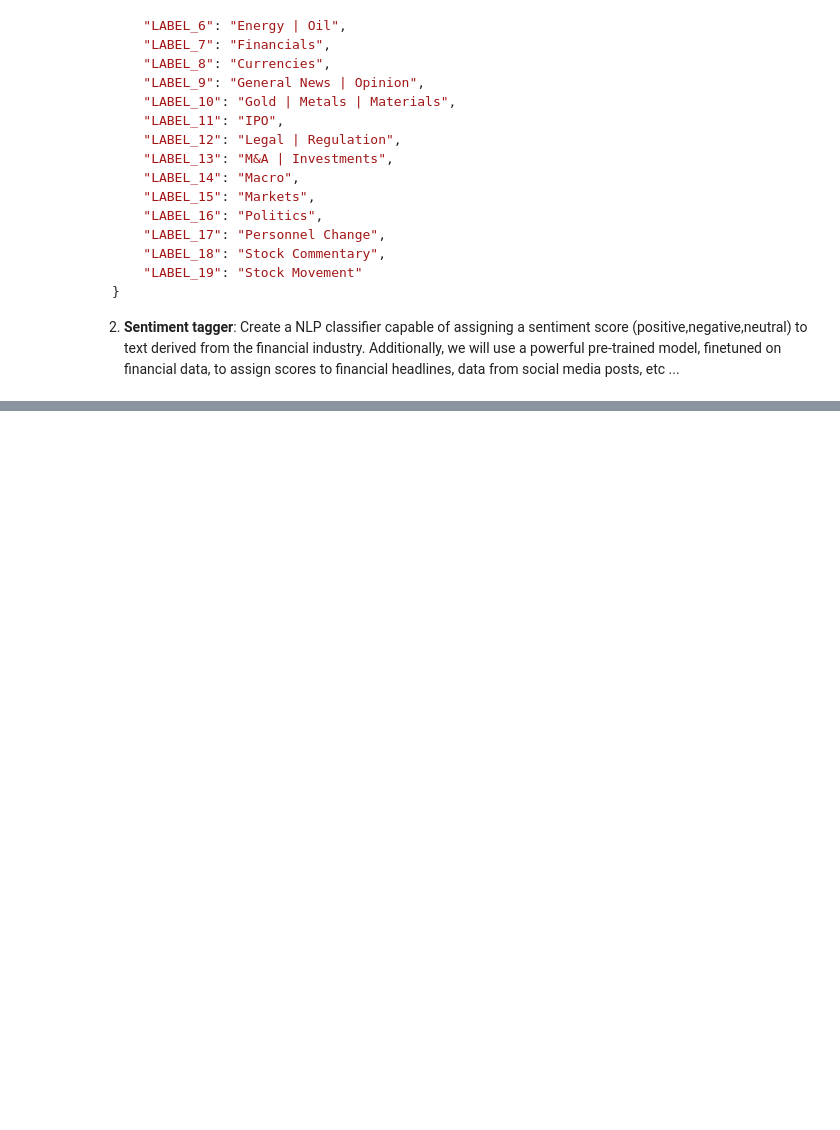
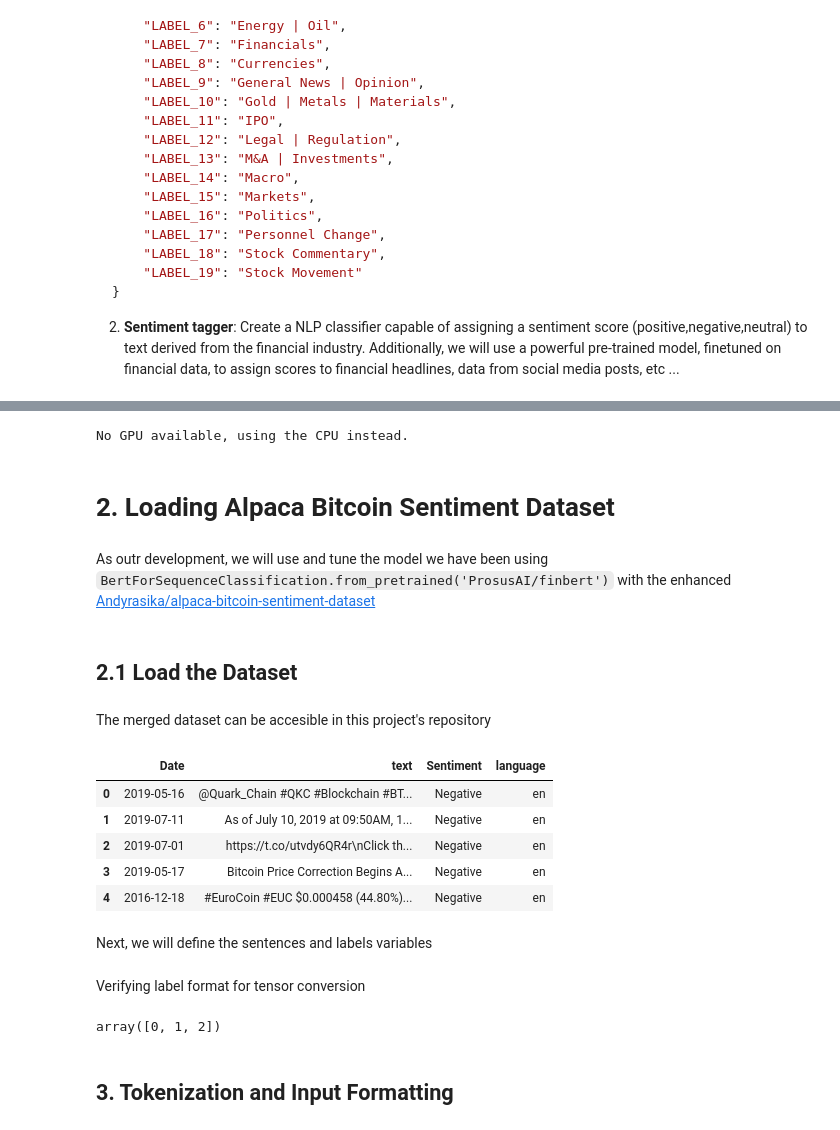
Before and after one commit to pablo-git8/FinSentNewsNLP, a Jupyter notebook: notebooks/Assignment-04-Financial news analysis with NLP.ipynb, the cells around one changed output, grey strips where cells are left out. Cells and saved outputs as stored; diff of their text form; code cells hidden in the pictures; blank space fills up the shorter version.

Commit message:
Adding the Sentiment LLM

```diff
--- a/notebooks/Assignment-04-Financial news analysis with NLP.ipynb
+++ b/notebooks/Assignment-04-Financial news analysis with NLP.ipynb
@@ -154,0 +671,43 @@ Extra: You could explore or quantify correlations with the market for a list of
+# %%
+# If there's a GPU available...
+if torch.cuda.is_available():
+
+    # Tell PyTorch to use the GPU.
+    device = torch.device("cuda")
+
+    print('There are %d GPU(s) available.' % torch.cuda.device_count())
+
+    print('We will use the GPU:', torch.cuda.get_device_name(0))
+
+# If not...
+else:
+    print('No GPU available, using the CPU instead.')
+    device = torch.device("cpu")
+# %% [output]
+No GPU available, using the CPU instead.
+# %% [markdown]
+# 2. Loading Alpaca Bitcoin Sentiment Dataset
+# %% [markdown]
+As outr development, we will use and tune the model we have been using `BertForSequenceClassification.from_pretrained('ProsusAI/finbert')` with the enhanced [Andyrasika/alpaca-bitcoin-sentiment-dataset](https://huggingface.co/datasets/Andyrasika/alpaca-bitcoin-sentiment-dataset/viewer/default/train?f[output][value]=%27Neutral%27)
+# %% [markdown]
+## 2.1 Load the Dataset
+# %% [markdown]
+The merged dataset can be accesible in this project's repository
+# %%
+# Merged CSV file URL
+csv_url = "https://raw.githubusercontent.com/pablo-git8/FinSentNewsNLP/main/data/raw/merged-bitcoin-sentiment.csv"
+
+# Load the CSV file into a DataFrame
+df = pd.read_csv(csv_url)
+
+# Display the first few rows of the DataFrame
+df.head()
+# %% [output]
+|  | Date | text | Sentiment | language |
+| 0 | 2019-05-16 | @Quark_Chain #QKC #Blockchain #BT... | Negative | en |
+| 1 | 2019-07-11 | As of July 10, 2019 at 09:50AM, 1... | Negative | en |
+| 2 | 2019-07-01 | https://t.co/utvdy6QR4r\nClick th... | Negative | en |
+| 3 | 2019-05-17 | Bitcoin Price Correction Begins A... | Negative | en |
+| 4 | 2016-12-18 | #EuroCoin #EUC $0.000458 (44.80%)... | Negative | en |
+# %% [markdown]
+Next, we will define the sentences and labels variables
@@ -154,0 +721,8 @@ Extra: You could explore or quantify correlations with the market for a list of
+# %% [markdown]
+Verifying label format for tensor conversion
+# %%
+np.unique(labels)
+# %% [output]
+array([0, 1, 2])
+# %% [markdown]
+## 3. Tokenization and Input Formatting
```
Also changed, not shown: parts of 104 cells of this notebook, 28 other files.
